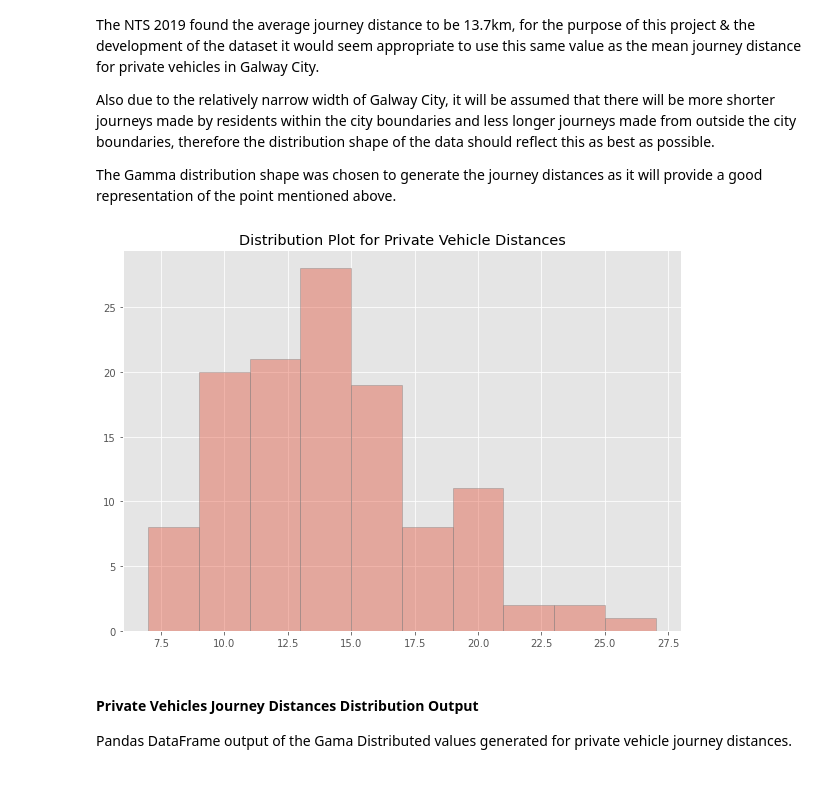
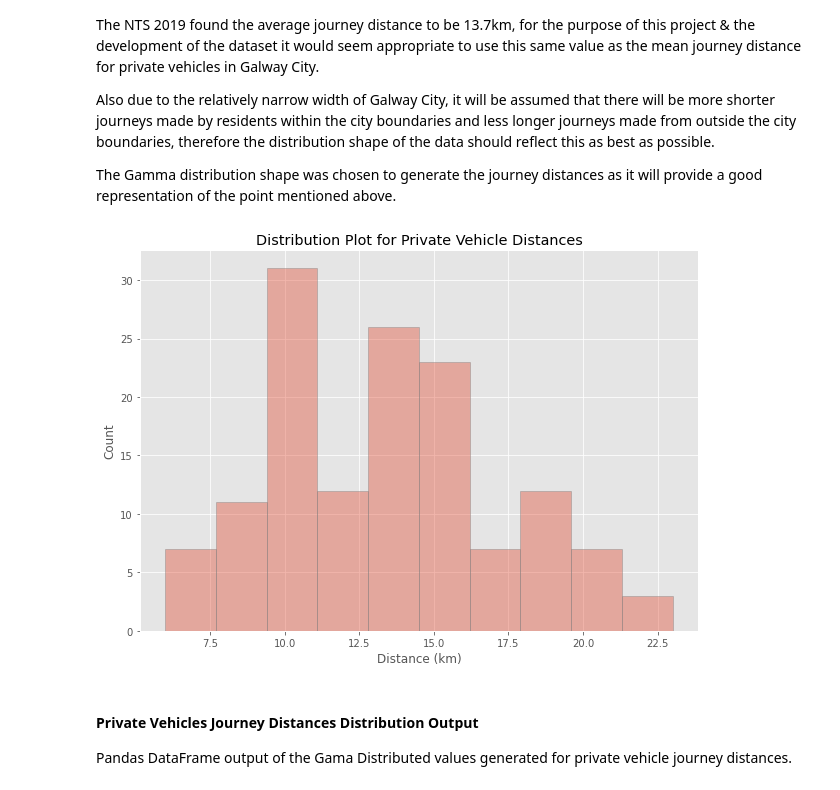
Before and after one commit to PaulSweeney89/ProgDA-Project2020, a Jupyter notebook: Traffic.ipynb, the cells around one changed output. Cells and saved outputs as stored; diff of their text form; code cells hidden in the pictures.

```diff
--- a/Traffic.ipynb
+++ b/Traffic.ipynb
@@ -263,17 +267,19 @@ The Gamma distribution shape was chosen to generate the journey distances as it
 # %%
 # Journey distances for private vehicles
 d_pv = np.random.gamma(shape=13.7, scale=1.0, size=drivers)
 
 # Round distances to nearest km
 jd_pv = np.round(d_pv, 0)
 
 # Output distribution plot
 sns.distplot(jd_pv, bins=10, kde=False, hist_kws=dict(edgecolor="grey", linewidth=1))
 
 plt.title("Distribution Plot for Private Vehicle Distances")
+plt.xlabel("Distance (km)")
+plt.ylabel("Count")
 plt.show()
 # %% [output]
-[figure, old version]
+[figure, new version]
 # %% [markdown]
 #### Private Vehicles Journey Distances Distribution Output
 
```
Also changed, not shown: parts of 24 cells of this notebook.
